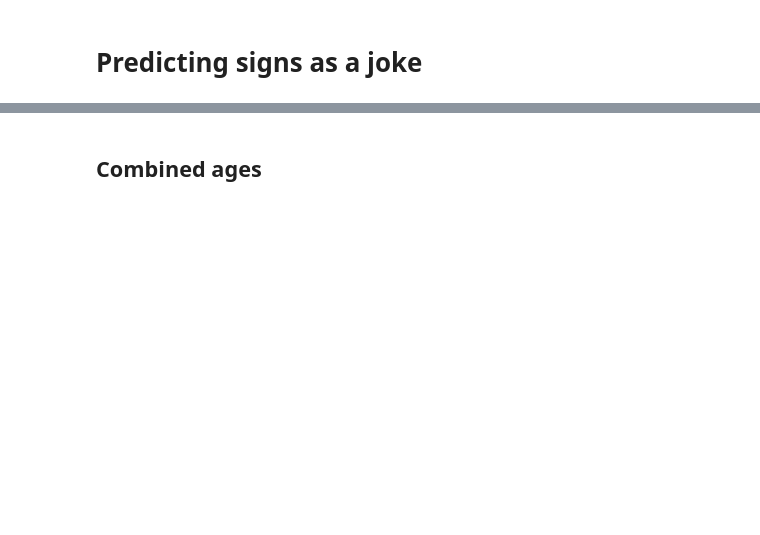
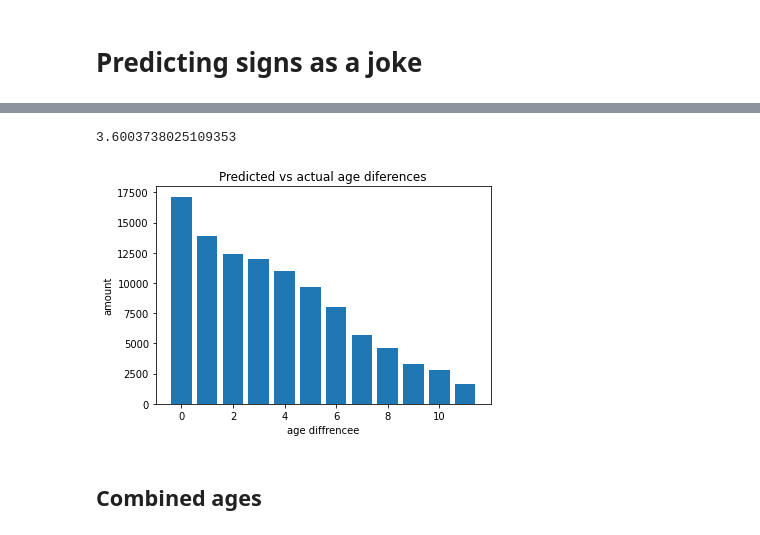
Before and after one commit to d-hagen/TM_project, a Jupyter notebook: Tetsfunction.ipynb, the cells around one changed output, grey strips where cells are left out. Drawn from its saved outputs; the diff is of its cells as text; code cells hidden in the pictures; blank space fills up the shorter version.

```diff
--- a/Tetsfunction.ipynb
+++ b/Tetsfunction.ipynb
@@ -200,7 +269,7 @@ stars= ["Aries", "Taurus", "Gemini", "Cancer", "Leo", "Virgo", "Libra",
 def star(lis):
     k = []
     for i in lis:
-        k.append(star.index(i))
+        k.append(stars.index(i))
     return k
 # %%
 star(df_train.sign)
@@ -210,4 +297,4 @@ y_train_start = star(df_train.sign)
 y_test_star = star(df_test.sign)
 # %%
 logreg = LogisticRegression()
-logreg.fit(X_train_tf , y_train_star)
+logreg.fit(X_train_tf , y_train_start)
@@ -216,0 +315,9 @@ print(accuracy_score(y_test_star, y_hat_test))
+# %%
+l = y_hat_test-y_test_star   ### creates a list of diffrence between predicted ages and actual ages
+
+g= []    #### all negativ values are made positiv so just distanec between pred and actual value
+for i in l:
+    if i< 0:
+        g.append(-i)
+    else:
+        g.append(i)
@@ -217,3 +328,21 @@ print(accuracy_score(y_test_star, y_hat_test))
+# %%
+h/len(g)
+# %% [output]
+3.6003738025109353
+# %%
+i = 0
+x=[]
+while i <= max(g):
+    x.append(g.count(i))
+    i= i+1
+y =list(range(12))
+plt.bar(y,x)
+plt.title('Predicted vs actual age diferences')
+plt.xlabel('age diffrencee')
+plt.ylabel('amount')
+plt.show()
+# %% [output]
+[figure, added]
 # %% [markdown]
 ## Combined ages
 # %%
```
Also changed, not shown: parts of 51 cells of this notebook.
